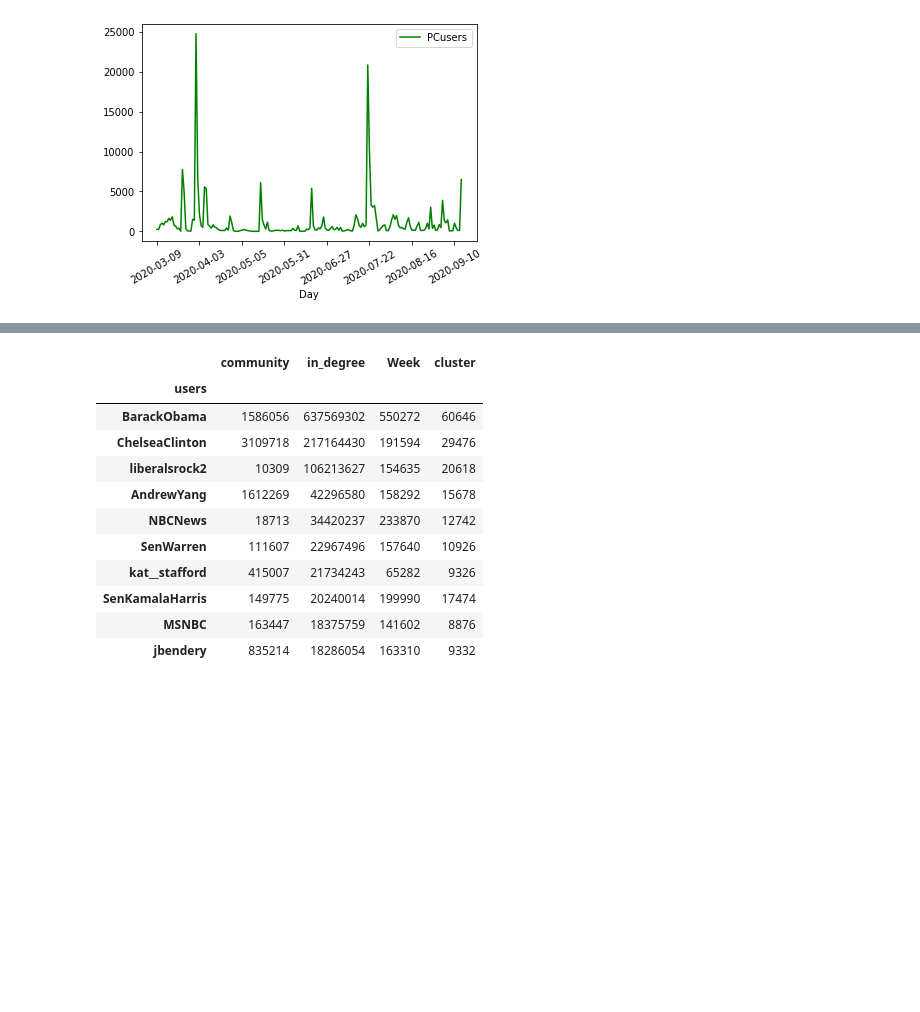
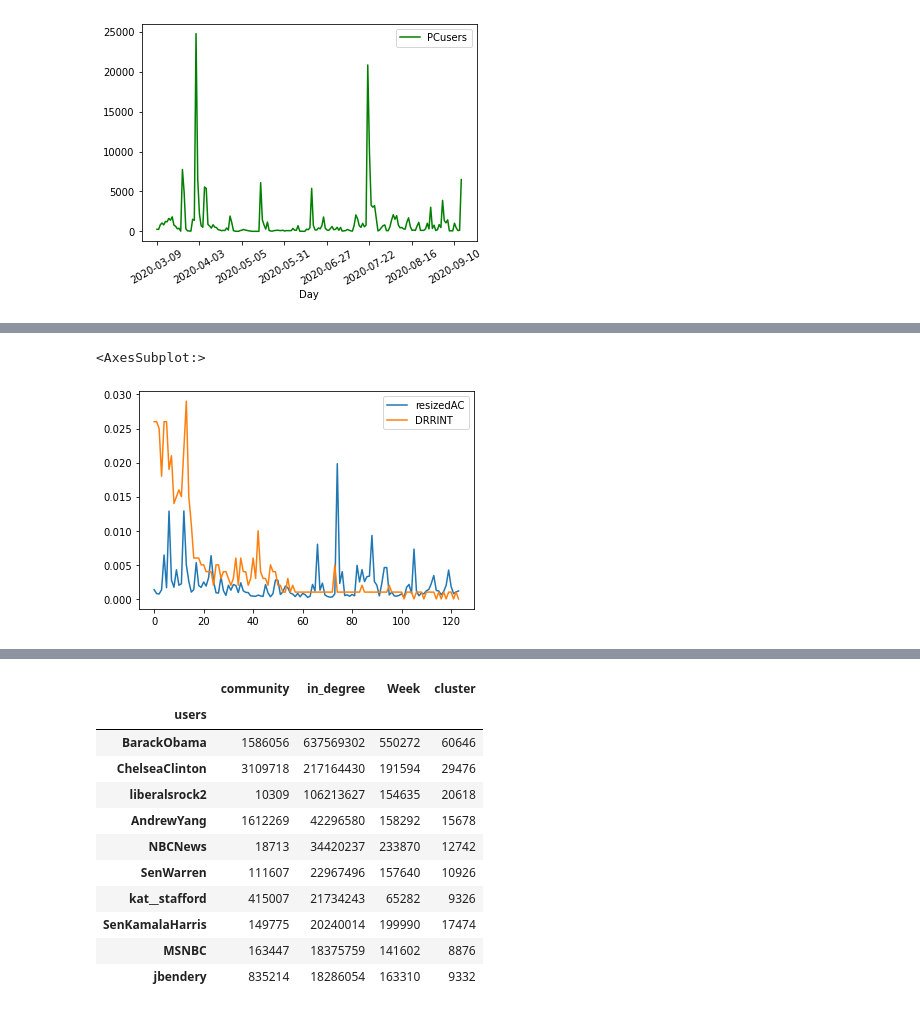
Before and after one commit to LiMaoUM/network-clustering-analysis, a Jupyter notebook: user_network.ipynb, the cells around one changed output, grey strips where cells are left out. Saved outputs shown, nothing was run; the diff lists cells and outputs as text; code cells hidden in the pictures; blank space fills up the shorter version.

```diff
--- a/user_network.ipynb
+++ b/user_network.ipynb
@@ -366,32 +423,32 @@ parameter F test:         F=11.0155 , p=0.0000  , df_denom=135, df_num=3
           [0., 0., 0., 0., 1., 0., 0.],
           [0., 0., 0., 0., 0., 1., 0.]])])}
 # %%
-intres = intrescopy.copy()
+overall_daily_copy = overall_daily.copy()
 ACcluster = community.loc[community['cluster']==0,:].groupby('Day').nunique()[['users']].reset_index()
 
 ACcluster.rename(columns={'users':'usersAC'},inplace=True)
-intres=intres.merge(ACcluster,left_on='RESP_DATE',right_on='Day',how='left')
+overall_daily_copy_AC=overall_daily_copy.merge(ACcluster,left_on='Date',right_on='Day',how='left')
 
 
 
-#intres=intres.fillna(value={'usersAC':0})
-intres=intres.sort_values(by='RESP_DATE').reset_index(drop=True)
 
+overall_daily_copy_AC=overall_daily_copy_AC.sort_values(by='Date')
 from statsmodels.tsa.stattools import adfuller
-result = adfuller(intres['usersAC'])
+
+result = adfuller(overall_daily_copy_AC['usersAC'])
 print(f'Test Statistics: {result[0]}')
 print(f'p-value: {result[1]}')
 print(f'critical_values: {result[4]}')
 
 from statsmodels.tsa.stattools import adfuller
-result = adfuller(intres['DRRINT'])
+result = adfuller(overall_daily_copy_AC['DRRINT'])
 print(f'Test Statistics: {result[0]}')
 print(f'p-value: {result[1]}')
 print(f'critical_values: {result[4]}')
 
 from statsmodels.tsa.stattools import grangercausalitytests
-grangercausalitytests(intres[['usersAC', 'DRRALL']], maxlag=[7])
+grangercausalitytests(overall_daily_copy_AC[['usersAC', 'DRRINT']], maxlag=[3])
 
 from statsmodels.tsa.stattools import grangercausalitytests
-grangercausalitytests(intres[['DRRALL', 'usersAC']], maxlag=[7])
+grangercausalitytests(overall_daily_copy_AC[['DRRINT', 'usersAC']], maxlag=[3])
 # %% [output]
@@ -662,0 +492,6 @@ KeyError: ['usersPC']
+# %%
+overall_daily_copy_AC['resizedAC'] = (overall_daily_copy_AC['usersAC'])/1000000
+overall_daily_copy_AC[['resizedAC','DRRINT']].plot()
+# %% [output]
+<AxesSubplot:>
+[figure, added]
```
Also changed, not shown: parts of 48 cells of this notebook.
